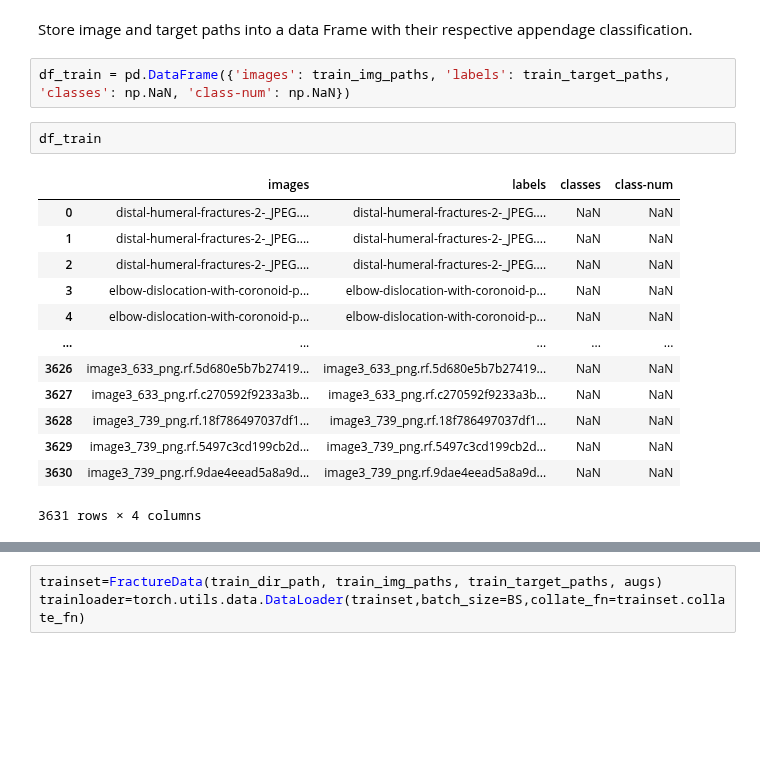
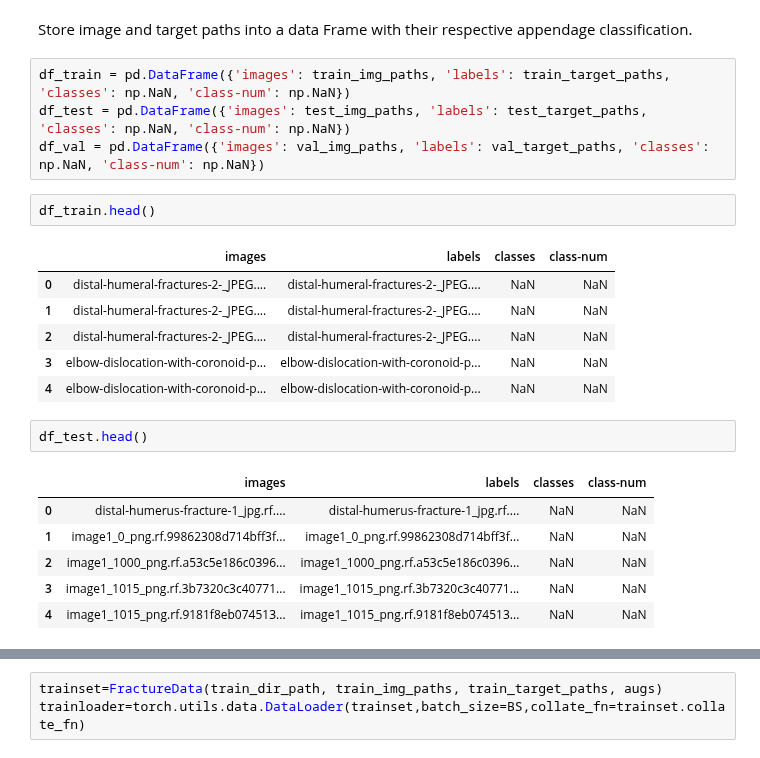
Before and after one commit to vanslykeaudio/SpringBoardDataScience, a Jupyter notebook: Capstone_Project_2/Captsone Project2 - Data Cleaning.ipynb, the cells around one changed output, grey strips where cells are left out. Saved outputs shown, nothing was run; the diff lists cells and outputs as text; blank space fills up the shorter version.

Commit message:
Completed Data Wrangling for Capstone Project.

```diff
--- a/Capstone_Project_2/Captsone Project2 - Data Cleaning.ipynb
+++ b/Capstone_Project_2/Captsone Project2 - Data Cleaning.ipynb
@@ -132,19 +140,23 @@ class FractureData(torch.utils.data.Dataset):
 Store image and target paths into a data Frame with their respective appendage classification.
 # %%
 df_train = pd.DataFrame({'images': train_img_paths, 'labels': train_target_paths, 'classes': np.NaN, 'class-num': np.NaN})
+df_test = pd.DataFrame({'images': test_img_paths, 'labels': test_target_paths, 'classes': np.NaN, 'class-num': np.NaN})
+df_val = pd.DataFrame({'images': val_img_paths, 'labels': val_target_paths, 'classes': np.NaN, 'class-num': np.NaN})
 # %%
-df_train
+df_train.head()
 # %% [output]
 |  | images | labels | classes | class-num |
 | 0 | distal-humeral-fractures-2-_JPEG.... | distal-humeral-fractures-2-_JPEG.... | NaN | NaN |
 | 1 | distal-humeral-fractures-2-_JPEG.... | distal-humeral-fractures-2-_JPEG.... | NaN | NaN |
 | 2 | distal-humeral-fractures-2-_JPEG.... | distal-humeral-fractures-2-_JPEG.... | NaN | NaN |
 | 3 | elbow-dislocation-with-coronoid-p... | elbow-dislocation-with-coronoid-p... | NaN | NaN |
 | 4 | elbow-dislocation-with-coronoid-p... | elbow-dislocation-with-coronoid-p... | NaN | NaN |
-| ... | ... | ... | ... | ... |
-| 3626 | image3_633_png.rf.5d680e5b7b27419... | image3_633_png.rf.5d680e5b7b27419... | NaN | NaN |
-| 3627 | image3_633_png.rf.c270592f9233a3b... | image3_633_png.rf.c270592f9233a3b... | NaN | NaN |
-| 3628 | image3_739_png.rf.18f786497037df1... | image3_739_png.rf.18f786497037df1... | NaN | NaN |
-| 3629 | image3_739_png.rf.5497c3cd199cb2d... | image3_739_png.rf.5497c3cd199cb2d... | NaN | NaN |
-| 3630 | image3_739_png.rf.9dae4eead5a8a9d... | image3_739_png.rf.9dae4eead5a8a9d... | NaN | NaN |
-3631 rows × 4 columns
+# %%
+df_test.head()
+# %% [output]
+|  | images | labels | classes | class-num |
+| 0 | distal-humerus-fracture-1_jpg.rf.... | distal-humerus-fracture-1_jpg.rf.... | NaN | NaN |
+| 1 | image1_0_png.rf.99862308d714bff3f... | image1_0_png.rf.99862308d714bff3f... | NaN | NaN |
+| 2 | image1_1000_png.rf.a53c5e186c0396... | image1_1000_png.rf.a53c5e186c0396... | NaN | NaN |
+| 3 | image1_1015_png.rf.3b7320c3c40771... | image1_1015_png.rf.3b7320c3c40771... | NaN | NaN |
+| 4 | image1_1015_png.rf.9181f8eb074513... | image1_1015_png.rf.9181f8eb074513... | NaN | NaN |
```
Also changed, not shown: parts of 18 cells of this notebook, 3 other files.
